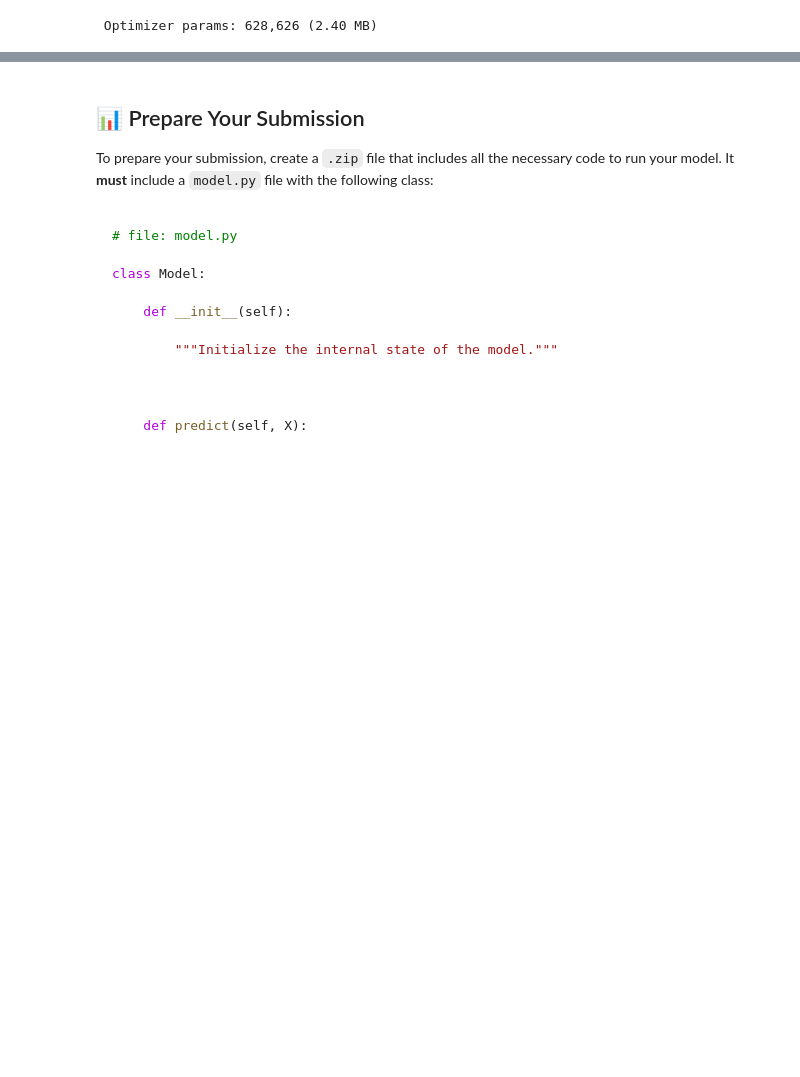
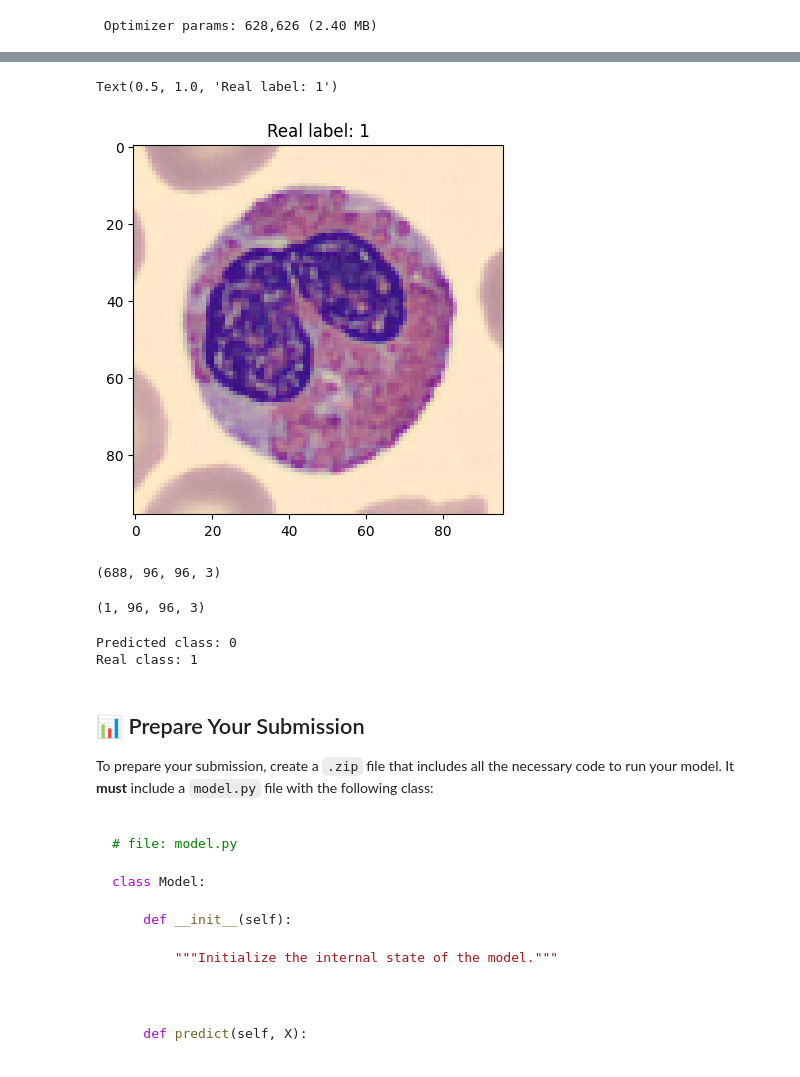
Before and after one commit to sissamatteo29/ANN_Cell_Classification, a Jupyter notebook: ann-cell-classification-w-augmentation.ipynb, the cells around one changed output, grey strips where cells are left out. Saved outputs shown, nothing was run; the diff lists cells and outputs as text; code cells hidden in the pictures; blank space fills up the shorter version.

```diff
--- a/ann-cell-classification-w-augmentation.ipynb
+++ b/ann-cell-classification-w-augmentation.ipynb
@@ -482,3 +474,32 @@ F1 score over the test set: 0.7318
+# %%
+# Let's analyze one specific prediction
+test1 = X_test[0]
+
+# Reshape the image to match the input shape of the model
+test1 = test1.reshape(1, *test1.shape)
+
+#show image with real label
+plt.imshow(X_test[0])
+plt.title(f'Real label: {np.argmax(y_test[0])}')
+# %% [output]
+Text(0.5, 1.0, 'Real label: 1')
+[figure, added]
+# %%
+X_test.shape
+# %% [output]
+(688, 96, 96, 3)
+# %%
+test1.shape
+# %% [output]
+(1, 96, 96, 3)
+# %%
+test1_pred = model.predict(test1, verbose=0)
+test1_pred = np.argmax(test_predictions, axis=-1)
+print(f"Predicted class: {test1_pred}")
+print(f"Real class: {np.argmax(y_test[0])}")
+# %% [output]
+Predicted class: 0
+Real class: 1
 # %% [markdown]
 ## 📊 Prepare Your Submission
 
```
Also changed, not shown: parts of 7 cells of this notebook.
